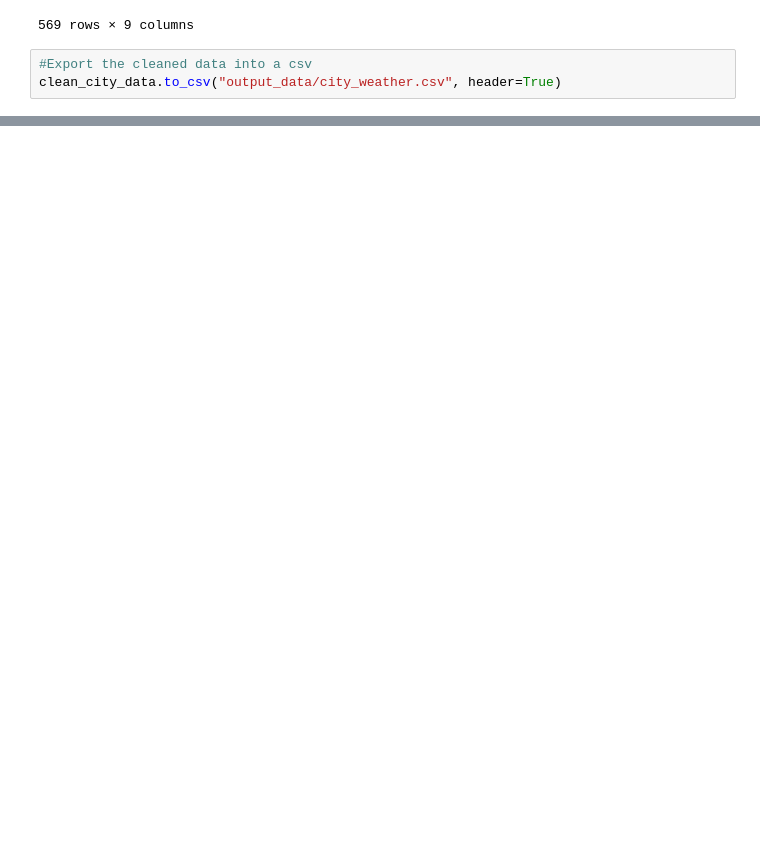
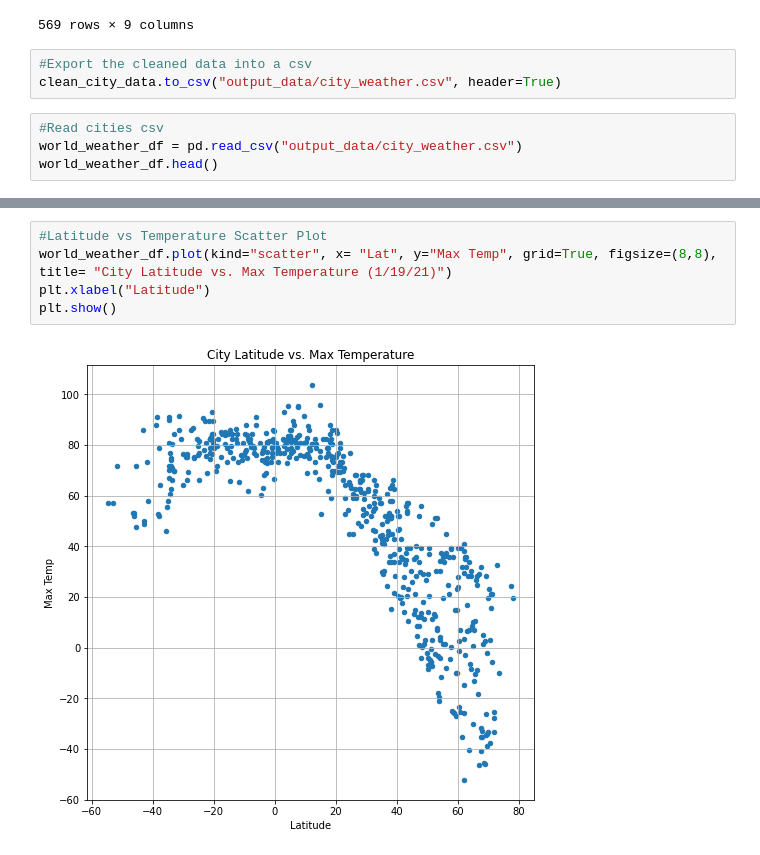
Before and after one commit to wjcutrone/Python-API-Challenge, a Jupyter notebook: Weather_Py/WeatherPy.ipynb, the cells around one changed output, grey strips where cells are left out. Drawn from its saved outputs; the diff is of its cells as text; blank space fills up the shorter version.

Commit message:
Update WeatherPy.ipynb
plots added

```diff
--- a/Weather_Py/WeatherPy.ipynb
+++ b/Weather_Py/WeatherPy.ipynb
@@ -171,3 +171,7 @@ clean_city_data
 # %%
 #Export the cleaned data into a csv
 clean_city_data.to_csv("output_data/city_weather.csv", header=True)
+# %%
+#Read cities csv
+world_weather_df = pd.read_csv("output_data/city_weather.csv")
+world_weather_df.head()
@@ -173,0 +185,7 @@ clean_city_data.to_csv("output_data/city_weather.csv", header=True)
+# %%
+#Latitude vs Temperature Scatter Plot
+world_weather_df.plot(kind="scatter", x= "Lat", y="Max Temp", grid=True, figsize=(8,8), title= "City Latitude vs. Max Temperature (1/19/21)")
+plt.xlabel("Latitude")
+plt.show()
+# %% [output]
+[figure, added]
```
Also changed, not shown: parts of 6 cells of this notebook.
